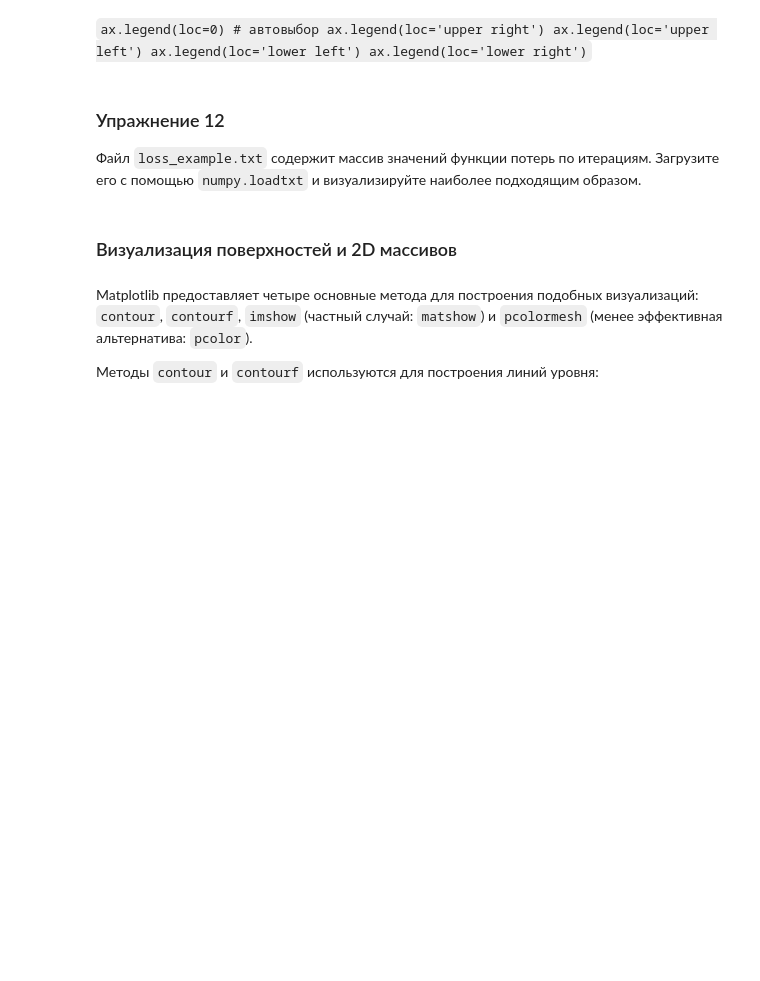
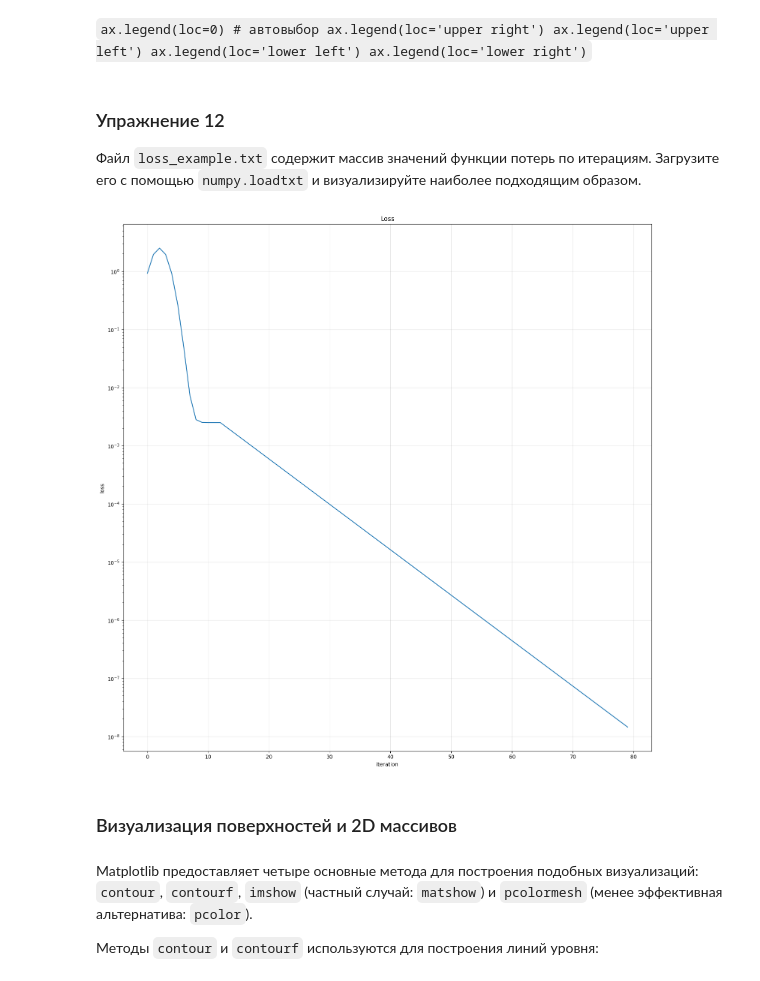
Before and after one commit to anton-pershin/spbu-fundamentals-of-algorithms, a Jupyter notebook: practicum_1/intro_to_numpy_and_matplotlib.ipynb, the cells around one changed output. Drawn from its saved outputs; the diff is of its cells as text; code cells hidden in the pictures; blank space fills up the shorter version.

```diff
--- a/practicum_1/intro_to_numpy_and_matplotlib.ipynb
+++ b/practicum_1/intro_to_numpy_and_matplotlib.ipynb
@@ -1453,6 +1519,19 @@ ax.legend(loc='lower right')`
 ### Упражнение 12
 
 Файл `loss_example.txt` содержит массив значений функции потерь по итерациям. Загрузите его с помощью `numpy.loadtxt` и визуализируйте наиболее подходящим образом.
+# %%
+y = np.loadtxt("loss_example.txt")
+x = np.arange(len(y))
+fig, axes = plt.subplots(1, 1, figsize = (15,15))
+axes.set_title("Loss")
+axes.semilogy(x, y)
+axes.set_xlabel("iteration")
+axes.set_ylabel("loss")
+axes.grid(True, alpha = 0.3)
+fig.tight_layout()
+plt.show()
+# %% [output]
+[figure, added]
 # %% [markdown]
 ### Визуализация поверхностей и 2D массивов
 # %% [markdown]
```
Also changed, not shown: parts of 11 cells of this notebook, 5 other files.
